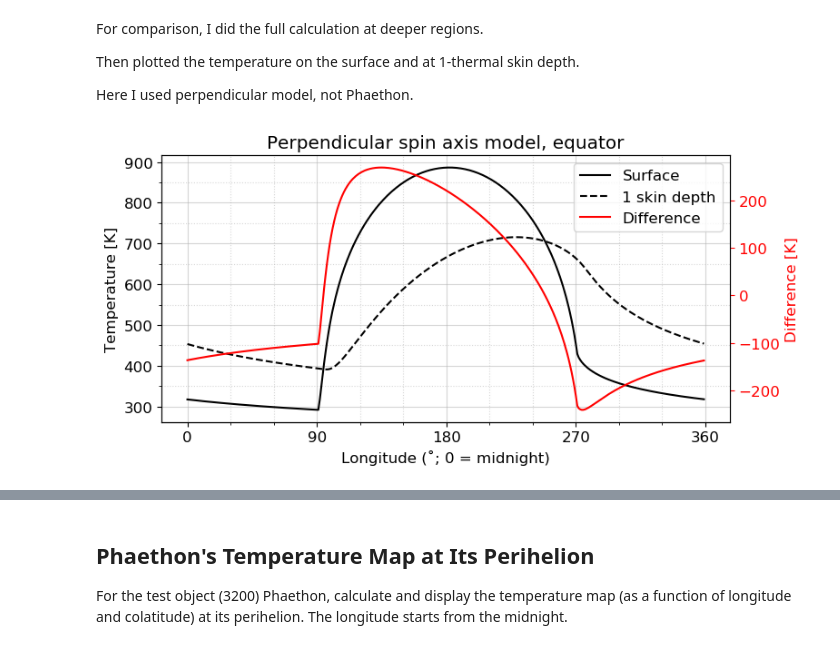
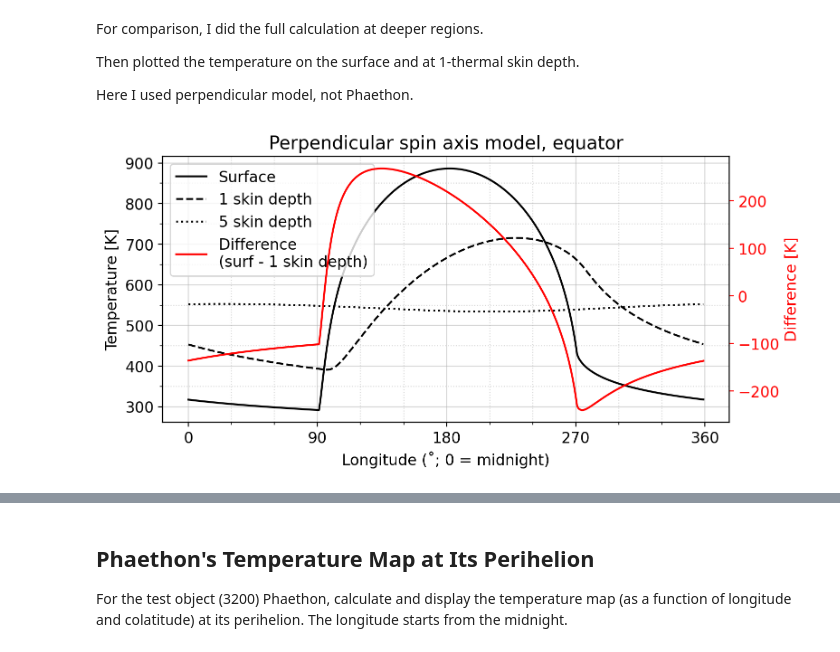
Before and after one commit to ysBach/thermal_radiation01, a Jupyter notebook: 02-TPM_Check.ipynb, the cells around one changed output, grey strips where cells are left out. Saved outputs shown, nothing was run; the diff lists cells and outputs as text; code cells hidden in the pictures.

```diff
--- a/02-TPM_Check.ipynb
+++ b/02-TPM_Check.ipynb
@@ -363,35 +368,37 @@ TPM_PERP = dict(rot_period=6*u.h,
                 ti=200,
                 bulk_mass_den=2000*u.kg/u.m**3,
                 emissivity=0.90,
                 nlon=360,
                 nlat=3)
 
 perpmodel = set_perpmodel(diam_eff=1*u.km, **TPM_PERP)
 perpmodel.calc_temp(full=True)
 temp_surf = perpmodel.tempsurf[1, :] * perpmodel.temp_eqm
 temp_skindepth = perpmodel.tempfull[1, :, int(1/perpmodel.dZ)] * perpmodel.temp_eqm
+temp_5skindepth = perpmodel.tempfull[1, :, int(5/perpmodel.dZ)] * perpmodel.temp_eqm
 
 fig, axs = plt.subplots(1, 1, figsize=(8, 4), sharex=True)
 
 axs.plot(temp_surf, 'k-', label="Surface")
 axs.plot(temp_skindepth, 'k--', label="1 skin depth")
-axs.plot([np.nan], [np.nan], 'r', label="Difference")
+axs.plot(temp_5skindepth, 'k:', label="5 skin depth")
+axs.plot([np.nan], [np.nan], 'r', label="Difference \n(surf - 1 skin depth)")
 axs.set(xlabel="Longitude (˚; 0 = midnight)",
         ylabel="Temperature [K]",
         title="Perpendicular spin axis model, equator")
 axs.legend()
 
 ax2 = axs.twinx()
 ax2.plot(temp_surf - temp_skindepth, 'r')
 ax2.set_ylabel("Difference [K]", color='r')
 ax2.tick_params(colors='r')
 
 
 linticker(axs, xmajlockws=90, ymajlockws=100, xminlockws=30, yminlockws=50)
 plt.tight_layout()
 plt.show()
 # %% [output]
-[figure, old version]
+[figure, new version]
 # %%
 perpmodel.tempsurf[1, 260:270], perpmodel.tempsurf[1, 260:270]*perpmodel.temp_eqm__K, perpmodel.mu_suns[1, 260:270]
 # %% [output]
```
Also changed, not shown: parts of 8 cells of this notebook, 57 other files.
